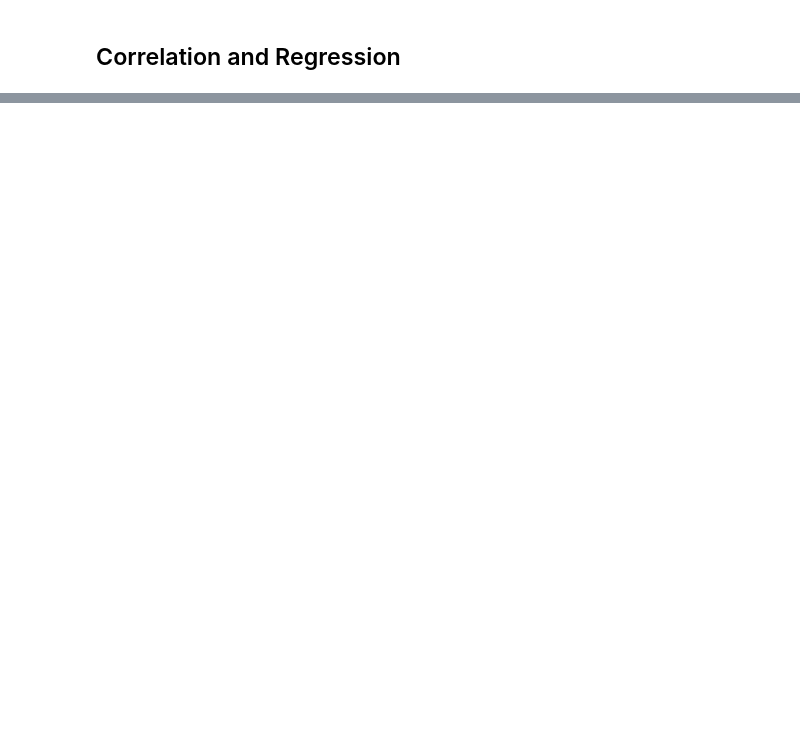
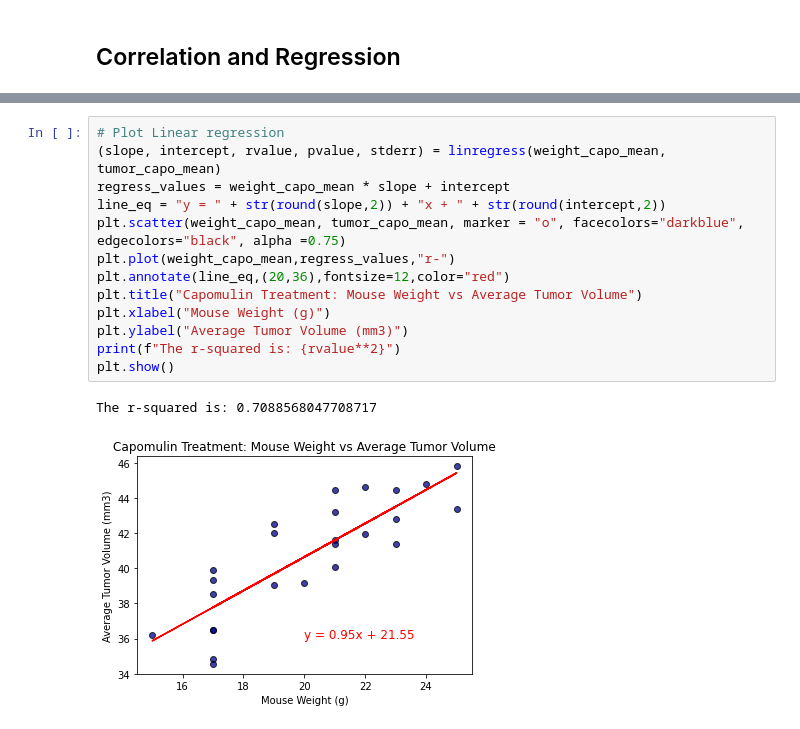
Before and after one commit to cseebec/Pharmaceutical_Analysis_Matplotlib, a Jupyter notebook: pymaceuticals_starter.ipynb, the cells around one changed output, grey strips where cells are left out. Cells and saved outputs as stored; diff of their text form; blank space fills up the shorter version.

```diff
--- a/pymaceuticals_starter.ipynb
+++ b/pymaceuticals_starter.ipynb
@@ -341,0 +363,16 @@ plt.show()
+# %%
+# Plot Linear regression
+(slope, intercept, rvalue, pvalue, stderr) = linregress(weight_capo_mean, tumor_capo_mean)
+regress_values = weight_capo_mean * slope + intercept
+line_eq = "y = " + str(round(slope,2)) + "x + " + str(round(intercept,2))
+plt.scatter(weight_capo_mean, tumor_capo_mean, marker = "o", facecolors="darkblue", edgecolors="black", alpha =0.75)
+plt.plot(weight_capo_mean,regress_values,"r-")
+plt.annotate(line_eq,(20,36),fontsize=12,color="red")
+plt.title("Capomulin Treatment: Mouse Weight vs Average Tumor Volume")
+plt.xlabel("Mouse Weight (g)")
+plt.ylabel("Average Tumor Volume (mm3)")
+print(f"The r-squared is: {rvalue**2}")
+plt.show()
+# %% [output]
+The r-squared is: 0.7088568047708717
+[figure, added]
```
Also changed, not shown: parts of 5 cells of this notebook, 2 other files.
